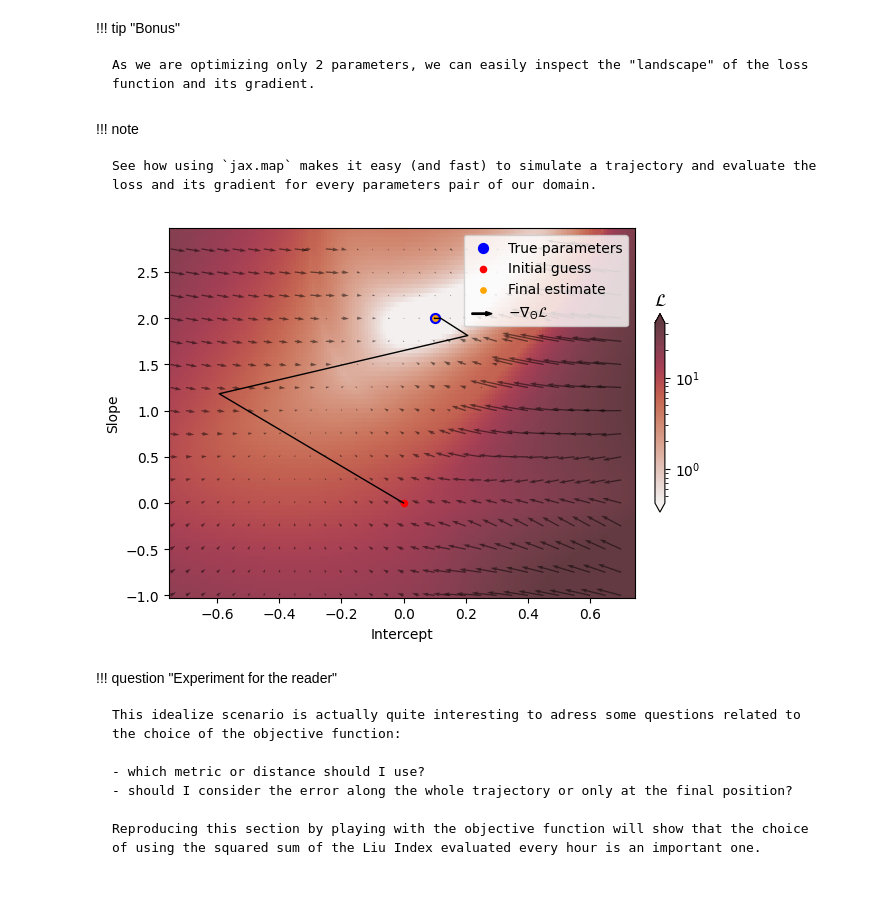
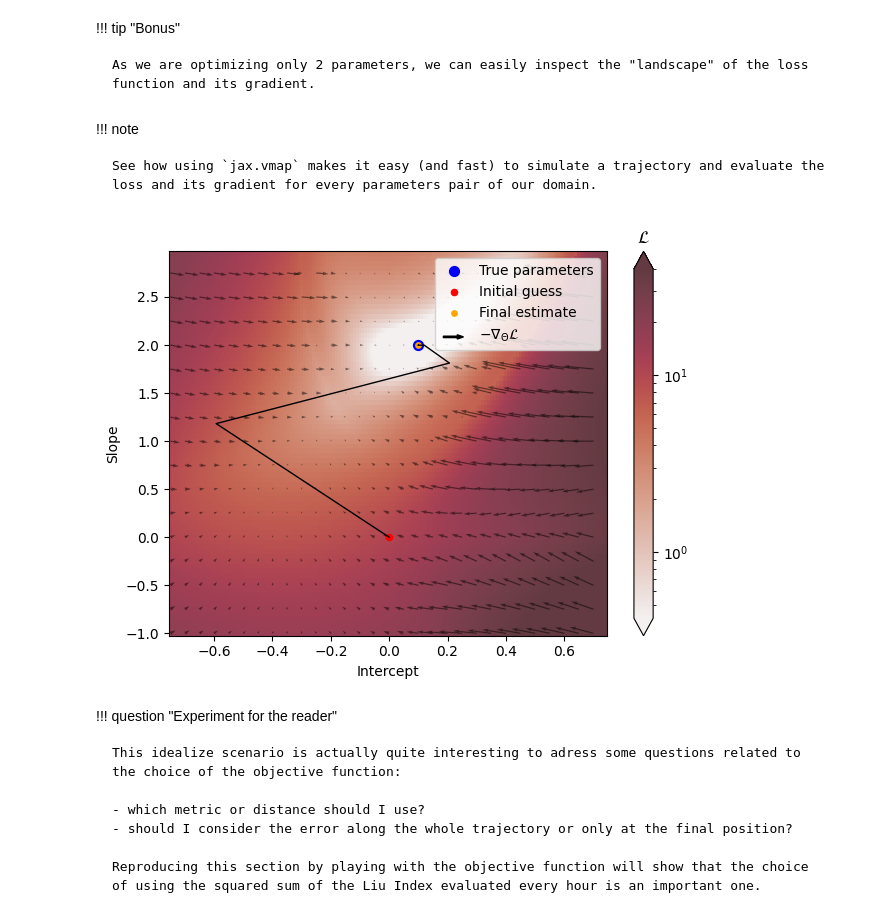
Before and after one commit to vadmbertr/pastax, a Jupyter notebook: docs/getting_started.ipynb, the cells around one changed output. Saved outputs shown, nothing was run; the diff lists cells and outputs as text; code cells hidden in the pictures; blank space fills up the shorter version.

```diff
--- a/docs/getting_started.ipynb
+++ b/docs/getting_started.ipynb
@@ -343,10 +351,11 @@ There is plenty of options for the choice of the disimilarity metric, including:
 In this case, we will use the the Liu Index calculated every hour between the true and the estimated trajectories.
 # %%
 import equinox as eqx
+import numpy as np
 
 
 def sim_fn(dynamics):
-    return traj_sim(dynamics, args=trans_grid, x0=x0, ts=ts_sim, dt0=dt0, ad="forward")
+    return traj_sim(dynamics, args=trans_grid, x0=x0, ts=np.asarray(ts_sim), dt0=dt0, ad="forward")
 
 
 @eqx.filter_jit
@@ -428,7 +440,7 @@ def least_square_fn(dynamics):
     return loss, loss
 
 
-grad_aux_fn = jax.jacfwd(least_square_fn, has_aux=True)
+grad_aux_fn = eqx.filter_jacfwd(least_square_fn, has_aux=True)
 
 # parameters domain
 betas0 = jnp.arange(-0.75, 0.75, 0.01)
@@ -447,7 +459,7 @@ grad_slope_landscape = grad_landscape.slope.reshape(betas0.shape)
 # %% [markdown]
 !!! note
 
-    See how using `jax.map` makes it easy (and fast) to simulate a trajectory and evaluate the loss and its gradient for every parameters pair of our domain.
+    See how using `jax.vmap` makes it easy (and fast) to simulate a trajectory and evaluate the loss and its gradient for every parameters pair of our domain.
 # %%
 def residual_fn_wrapper(dynamics, ref_traj):
     return residual_fn(dynamics, ref_traj), None
@@ -505,35 +517,37 @@ im = ax.pcolormesh(
     cmap=cmo.amp,
     norm="log",
     vmin=vmin,
     vmax=vmax,
     alpha=0.8,
 )
-clb = fig.colorbar(im, ax=ax, orientation="vertical", fraction=0.02, pad=0.04, extend="both")
+clb = fig.colorbar(im, ax=ax, orientation="vertical", extend="both")
 _ = clb.ax.set_title("$\\mathcal{L}$")
 
 ax.quiver(
     betas0[::5, ::5],
     betas1[::5, ::5],
     -grad_intercept_landscape[::5, ::5],
     -grad_slope_landscape[::5, ::5],
     color="black",
     alpha=0.5,
 )
 
 ax.scatter(b, a, color="blue", label="True parameters", s=50)
 ax.scatter(0., 0., color="red", label="Initial guess", s=20)
 ax.scatter(intercepts[-1], slopes[-1], color="orange", label="Final estimate", s=15)
 ax.plot(intercepts, slopes, color="black", linewidth=1)
 
 handles, _ = ax.get_legend_handles_labels()
 ax.legend(
     handles=handles + [mpatches.FancyArrow(0, 0, 0, 0, color="black", label="$-\\nabla_\Theta \\mathcal{L}$")],
     handler_map={mpatches.FancyArrow: ArrowHandler()},
 )
 
+fig.tight_layout()
+
 plt.show()
 # %% [output]
-[figure, old version]
+[figure, new version]
 # %% [markdown]
 !!! question "Experiment for the reader"
 
```
Also changed, not shown: parts of 17 cells of this notebook.
